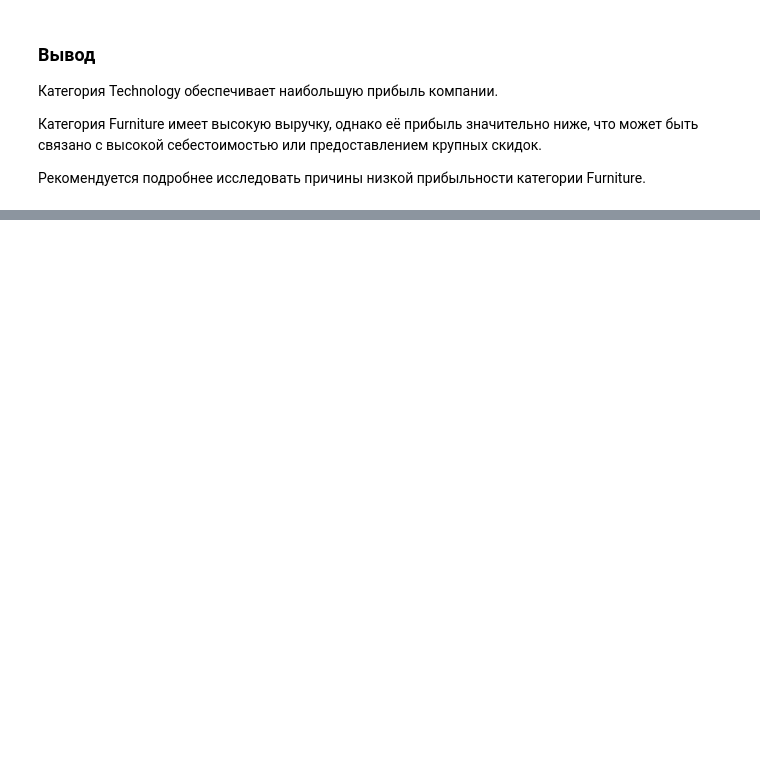
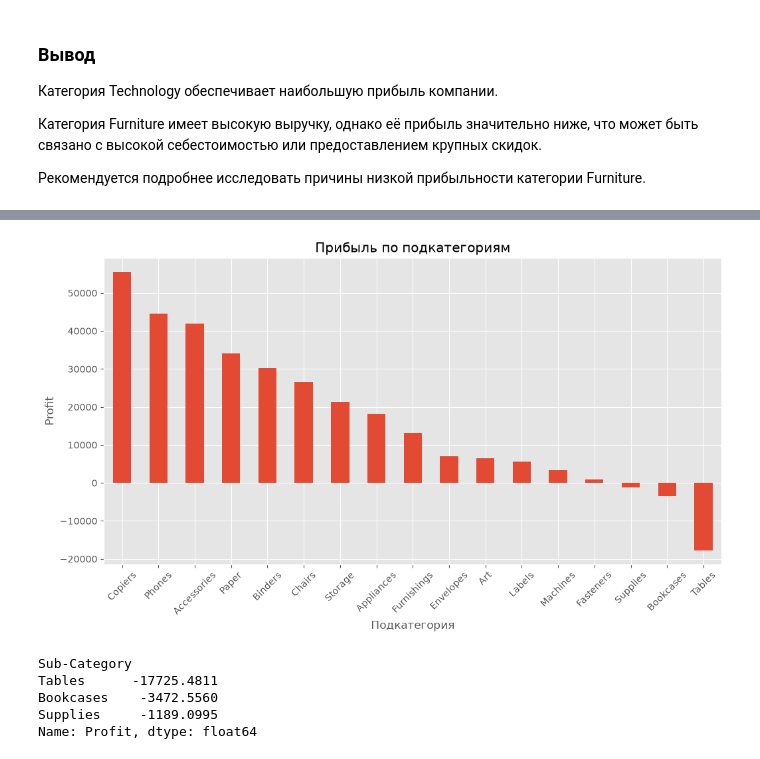
Before and after one commit to KseniaNos/sales-analysis, a Jupyter notebook: notebook.ipynb, the cells around one changed output, grey strips where cells are left out. Saved outputs shown, nothing was run; the diff lists cells and outputs as text; code cells hidden in the pictures; blank space fills up the shorter version.

```diff
--- a/notebook.ipynb
+++ b/notebook.ipynb
@@ -306,0 +333,8 @@ plt.show()
+# %%
+subcategory_profit = (
+    df.groupby("Sub-Category")["Profit"]
+      .sum()
+      .sort_values(ascending=False)
+)
+
+subcategory_profit
@@ -306,0 +361,30 @@ plt.show()
+# %%
+plt.figure(figsize=(12,6))
+
+subcategory_profit.plot(kind="bar")
+
+plt.title("Прибыль по подкатегориям")
+
+plt.xlabel("Подкатегория")
+
+plt.ylabel("Profit")
+
+plt.xticks(rotation=45)
+
+plt.show()
+# %% [output]
+[figure, added]
+# %%
+loss = (
+    subcategory_profit
+        .loc[subcategory_profit < 0]
+        .sort_values()
+)
+
+loss
+# %% [output]
+Sub-Category
+Tables      -17725.4811
+Bookcases    -3472.5560
+Supplies     -1189.0995
+Name: Profit, dtype: float64
```
Also changed, not shown: parts of 97 cells of this notebook.
